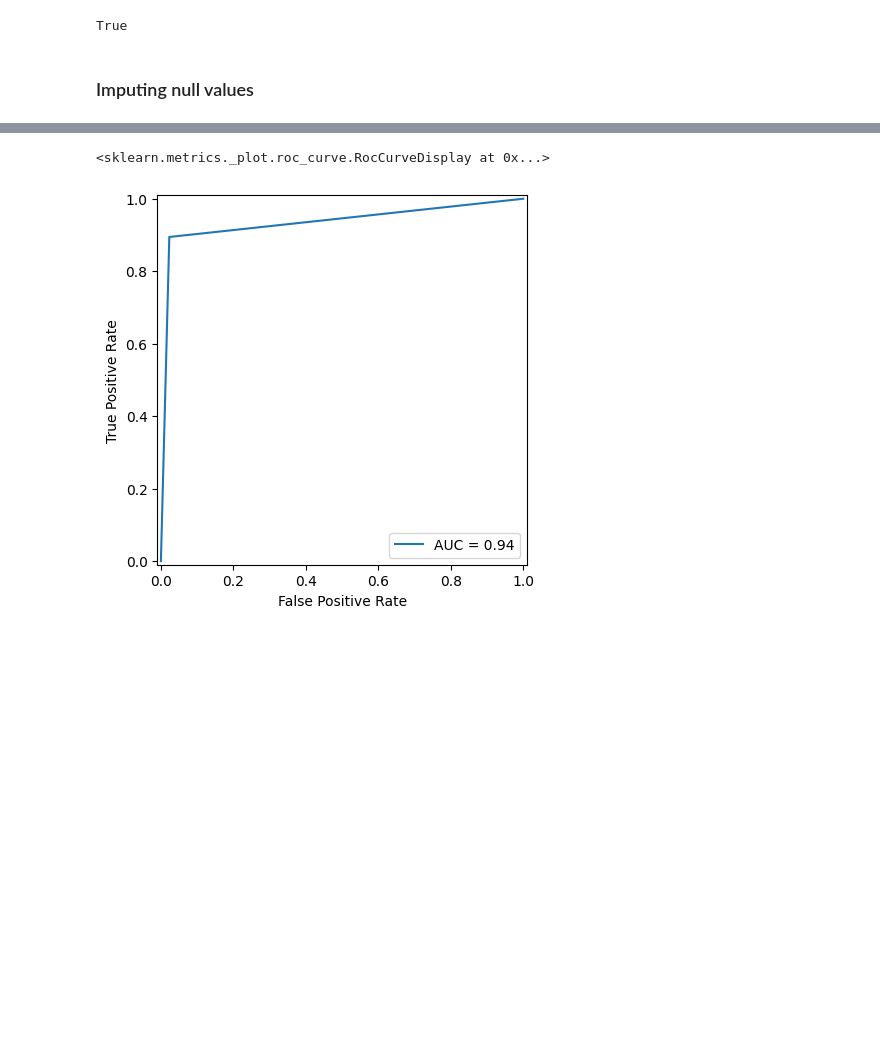
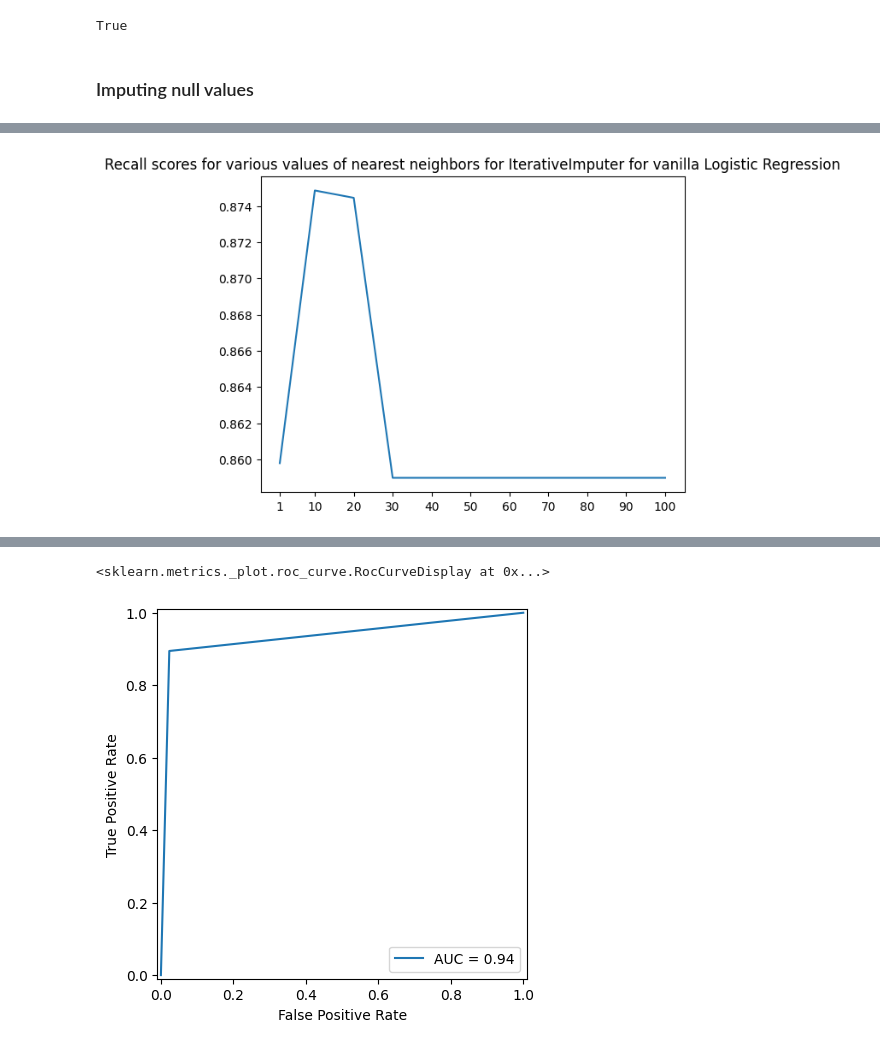
Before and after one commit to S84v/gst-analytics-hackathon, a Jupyter notebook: main.ipynb, the cells around one changed output, grey strips where cells are left out. Cells and saved outputs as stored; diff of their text form; code cells hidden in the pictures; blank space fills up the shorter version.

Commit message:
Neighbors for IterativeImputer

```diff
--- a/main.ipynb
+++ b/main.ipynb
@@ -311,0 +275,25 @@ study.best_value
+# %%
+recall_LR = []
+imp_neighbors_LR = []
+# %%
+model_LR = LogisticRegression(n_jobs = -1,
+                              random_state = seed)
+
+imputer = IterativeImputer(add_indicator = True, random_state = seed).set_output(transform = 'pandas')
+
+for num in np.linspace(1, 100, 11, dtype=int):
+
+    imputer.set_params(n_nearest_features = num)
+
+    x_train_imp = imputer.fit_transform(x_train)
+    x_val_imp = imputer.transform(x_val)
+    y_train_ravel = np.ravel(y_train)
+    y_val_ravel = np.ravel(y_val)
+
+    model_LR.fit(x_train_imp, y_train_ravel)
+    model_LR_pred = model_LR.predict(x_val_imp)
+
+    recall = metrics.recall_score(y_val_ravel, model_LR_pred)
+
+    recall_LR.append(recall)
+    imp_neighbors_LR.append(num)
@@ -311,0 +314,12 @@ study.best_value
+# %%
+sorted_scores = sorted(zip(recall_LR, imp_neighbors_LR))
+sorted_recall = [x[0] for x in sorted_scores]
+sorted_neighbors = [y[1] for y in sorted_scores]
+
+ax = sns.lineplot(x = sorted_neighbors, y = sorted_recall)
+ax.set_xticks(np.linspace(1, 100, 11, dtype=int))
+ax.set(title='Recall scores for various values of nearest neighbors for IterativeImputer for vanilla Logistic Regression')
+
+plt.show()
+# %% [output]
+[figure, added]
```
Also changed, not shown: parts of 14 cells of this notebook.
